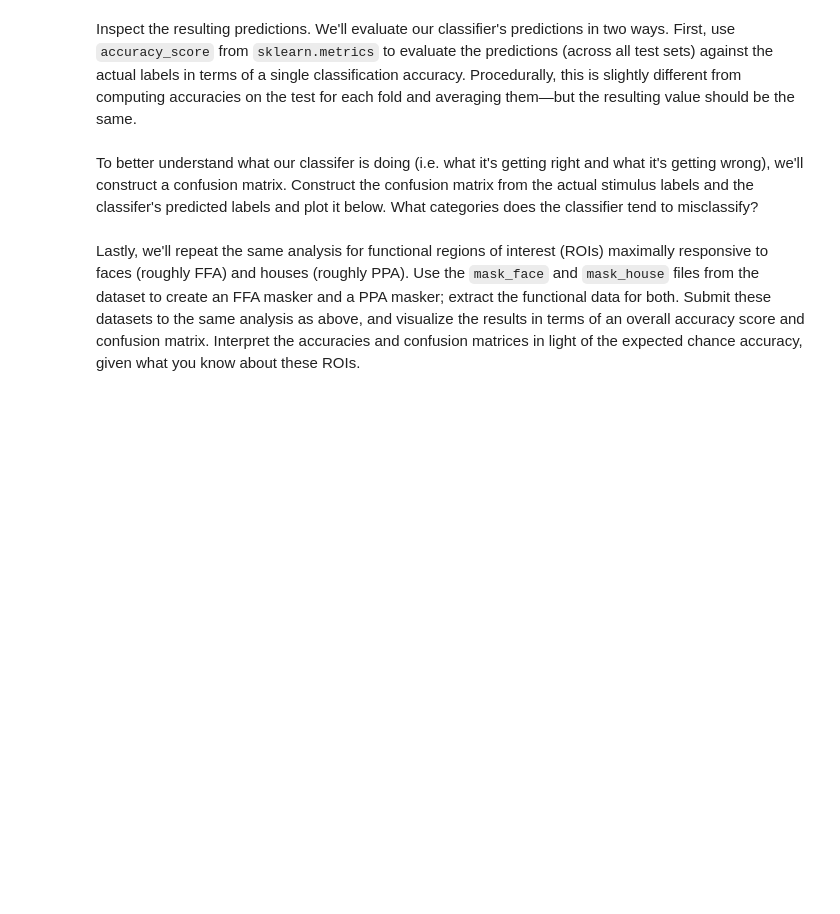
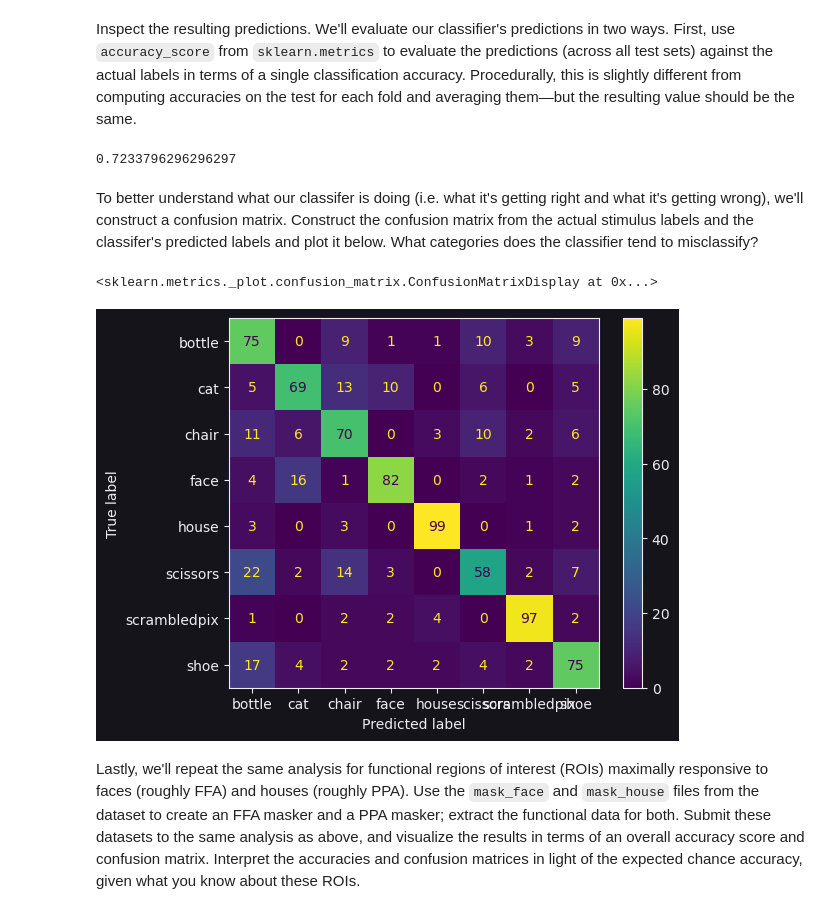
Before and after one commit to thejuc/neu502b-lab, a Jupyter notebook: homework/homework-2.ipynb, the cells around one changed output. Drawn from its saved outputs; the diff is of its cells as text; code cells hidden in the pictures; blank space fills up the shorter version.

```diff
--- a/homework/homework-2.ipynb
+++ b/homework/homework-2.ipynb
@@ -6,6 +6,8 @@ In this homework assignment, you will work through three commonly used methods i
 import numpy as np
 import matplotlib.pyplot as plt
 import seaborn as sns
+import matplotx
+plt.style.use(matplotx.styles.aura['dark'])
 # %% [markdown]
 ### Problem 1: Multivariate pattern classification
 
@@ -42,6 +44,8 @@ Use `NiftiMasker` (with `standardize=True`) to create a masker for ventral tempo
 # %%
 # Get the VT mask file and creater masker:
 from nilearn.maskers import NiftiMasker
-NiftiMasker()
+masker_vt = NiftiMasker(mask_img=haxby_dataset['mask_vt'][0], standardize=True)
 
 # Uses masker to extract numpy array for VT:
+func_vt = masker_vt.fit_transform(func_task)
+func_vt.shape
@@ -57,26 +63,41 @@ from sklearn.svm import LinearSVC
 warnings.filterwarnings("ignore")
 
 # Initialize SVM and outer/inner CVs:
+svm = LinearSVC()
+outer_cv = KFold(12)
+inner_cv = KFold(11)
 
 # Set up parameter grid:
+param_grid = {'C': [1e-2, 1e-1, 1]}
 
 # Initialize GridSearchCV estimator:
+grid = GridSearchCV(estimator=svm, param_grid=param_grid, cv=inner_cv)
 
 # Generate predictions using cross_val_predict:
+y_pred = cross_val_predict(estimator=grid, X=func_vt, y=stimuli_task, cv=outer_cv)
 # %% [markdown]
 Inspect the resulting predictions. We'll evaluate our classifier's predictions in two ways. First, use `accuracy_score` from `sklearn.metrics` to evaluate the predictions (across all test sets) against the actual labels in terms of a single classification accuracy. Procedurally, this is slightly different from computing accuracies on the test for each fold and averaging them—but the resulting value should be the same.
 # %%
 # Print accuracy score:
 from sklearn.metrics import accuracy_score
+score = accuracy_score(y_true=stimuli_task, y_pred=y_pred)
+print(score)
+# %% [output]
+0.7233796296296297
 # %% [markdown]
 To better understand what our classifer is doing (i.e. what it's getting right and what it's getting wrong), we'll construct a confusion matrix. Construct the confusion matrix from the actual stimulus labels and the classifer's predicted labels and plot it below. What categories does the classifier tend to misclassify?
 # %%
 # Create confusion matrix from true and predicted labels:
 from sklearn.model_selection import cross_val_predict
 from sklearn.metrics import confusion_matrix, ConfusionMatrixDisplay
 
+cf_matrix = confusion_matrix(y_true=stimuli_task, y_pred=y_pred, labels=categories)
 
 # Plot confusion matrix:
+ConfusionMatrixDisplay(cf_matrix, display_labels=categories).plot()
+# %% [output]
+<sklearn.metrics._plot.confusion_matrix.ConfusionMatrixDisplay at 0x...>
+[figure, added]
 # %% [markdown]
 Lastly, we'll repeat the same analysis for functional regions of interest (ROIs) maximally responsive to faces (roughly FFA) and houses (roughly PPA). Use the `mask_face` and `mask_house` files from the dataset to create an FFA masker and a PPA masker; extract the functional data for both. Submit these datasets to the same analysis as above, and visualize the results in terms of an overall accuracy score and confusion matrix. Interpret the accuracies and confusion matrices in light of the expected chance accuracy, given what you know about these ROIs.
 # %%
```
Also changed, not shown: parts of 2 cells of this notebook.
